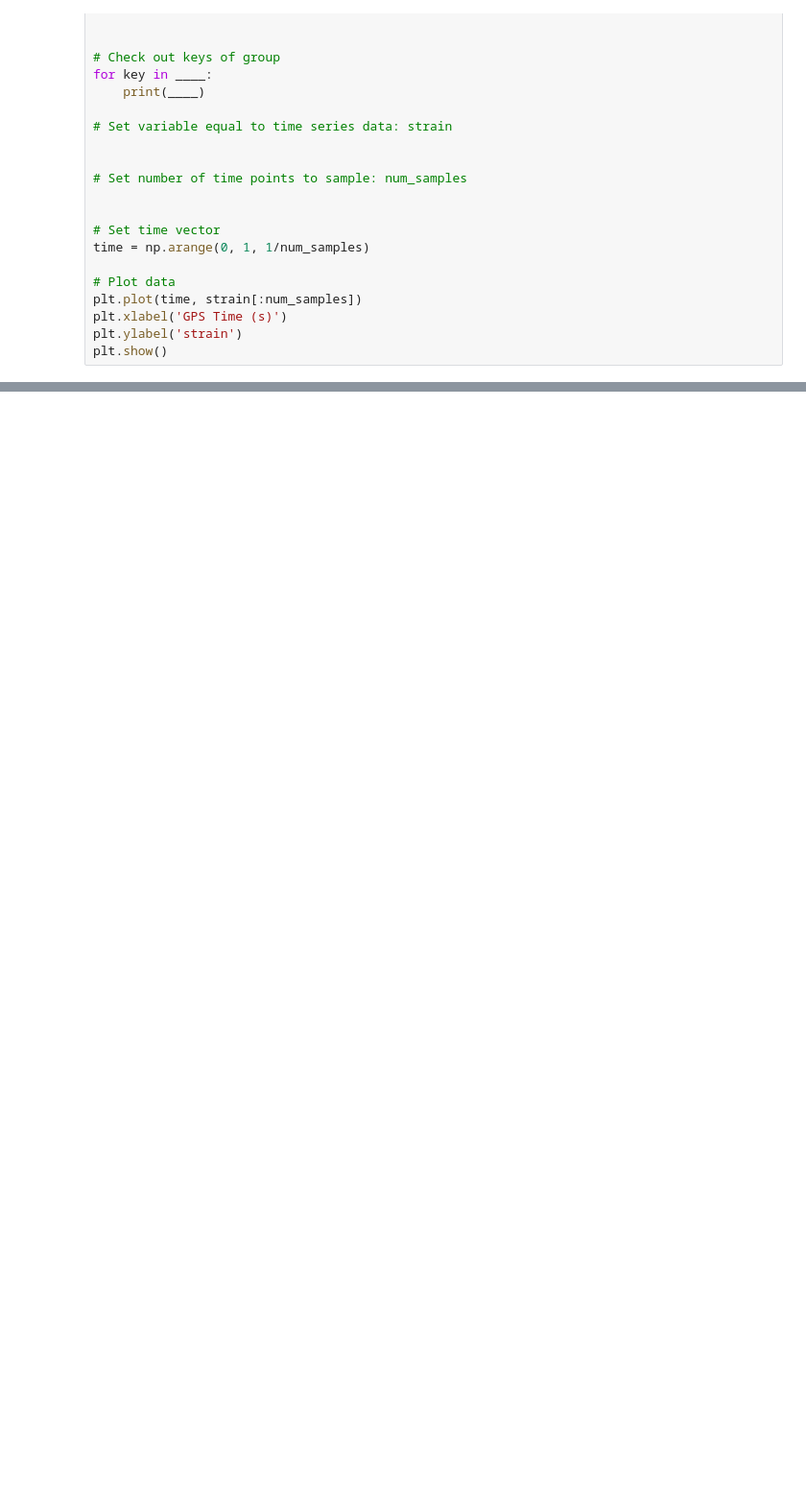
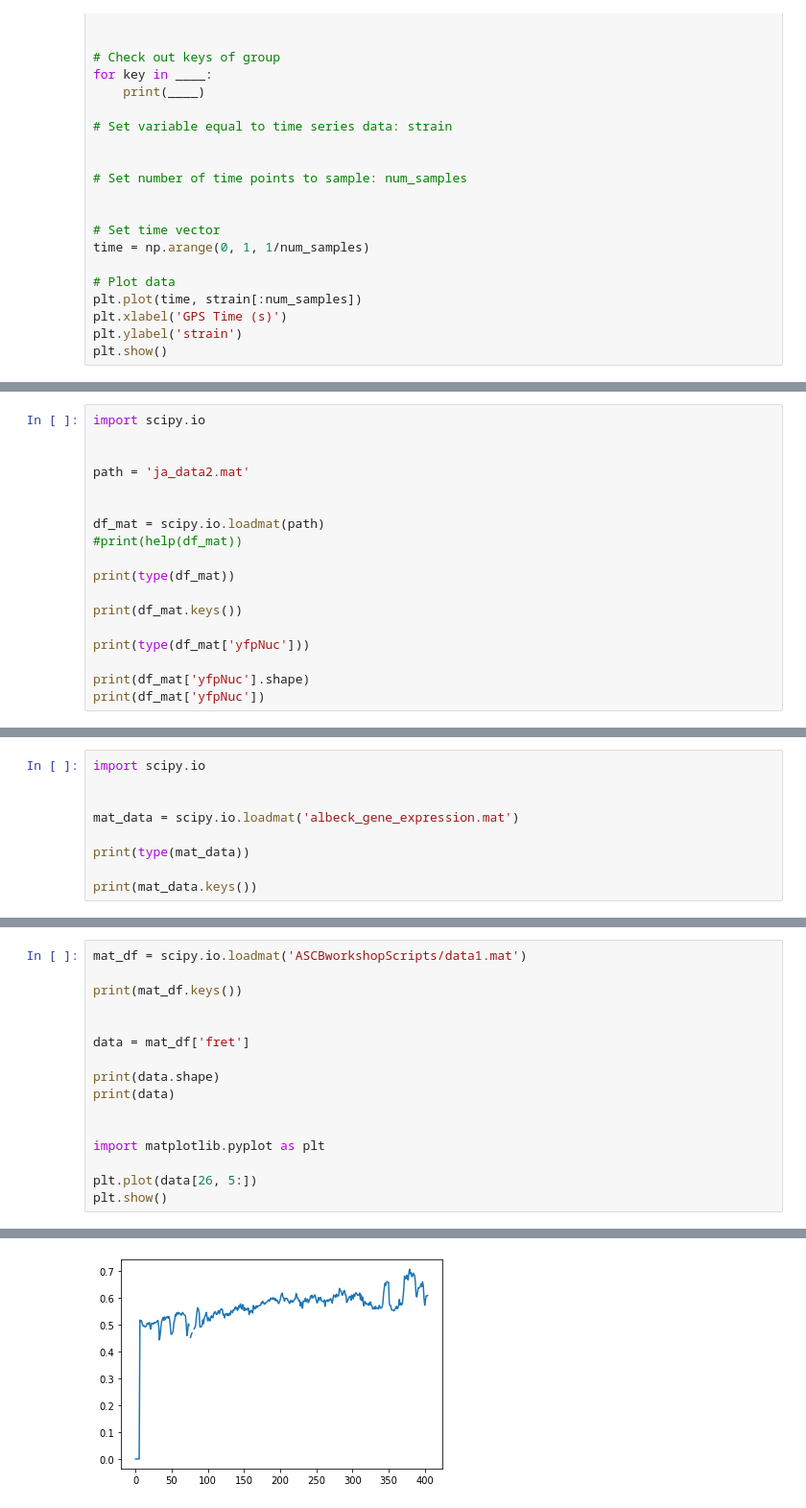
Before and after one commit to johnhhu2020/DataCamp-Data-Scientist-with-Python-Track, a Jupyter notebook: DataCamp Introduction to Importing Data in Python.ipynb, the cells around one changed output, grey strips where cells are left out. Shown at 96% size. Drawn from its saved outputs; the diff is of its cells as text; blank space fills up the shorter version.

```diff
--- a/DataCamp Introduction to Importing Data in Python.ipynb
+++ b/DataCamp Introduction to Importing Data in Python.ipynb
@@ -1661,0 +1670,18 @@ plt.show()
+# %%
+import scipy.io
+
+
+path = 'ja_data2.mat'
+
+
+df_mat = scipy.io.loadmat(path)
+#print(help(df_mat))
+
+print(type(df_mat))
+
+print(df_mat.keys())
+
+print(type(df_mat['yfpNuc']))
+
+print(df_mat['yfpNuc'].shape)
+print(df_mat['yfpNuc'])
@@ -1661,0 +1718,9 @@ plt.show()
+# %%
+import scipy.io
+
+
+mat_data = scipy.io.loadmat('albeck_gene_expression.mat')
+
+print(type(mat_data))
+
+print(mat_data.keys())
@@ -1661,0 +1746,17 @@ plt.show()
+# %%
+mat_df = scipy.io.loadmat('ASCBworkshopScripts/data1.mat')
+
+print(mat_df.keys())
+
+
+data = mat_df['fret']
+
+print(data.shape)
+print(data)
+
+
+import matplotlib.pyplot as plt
+
+plt.plot(data[26, 5:])
+plt.show()
+# %% [output]
@@ -1661,0 +1772 @@ plt.show()
+[figure, added]
```
Also changed, not shown: parts of 26 cells of this notebook.
